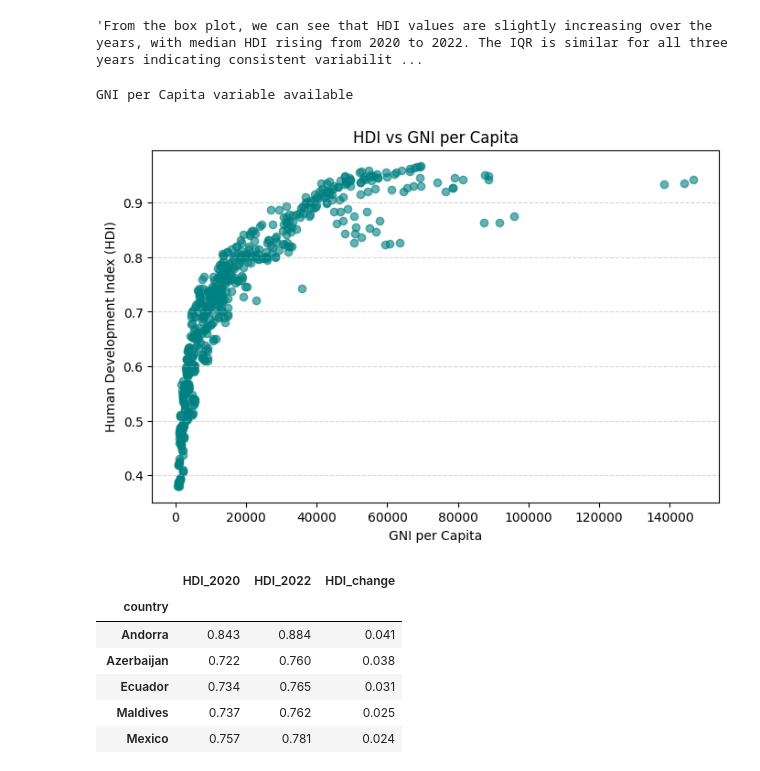
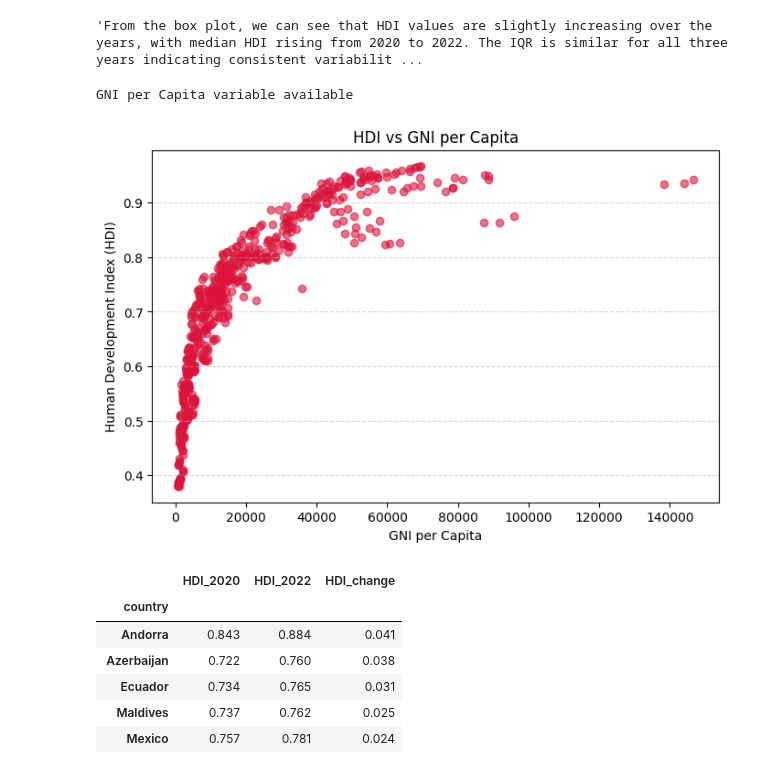
Before and after one commit to Rohit0562-hub/2513246_RohitJoshi, a Jupyter notebook: 2513246_RohitJoshi.ipynb, the cells around one changed output. Cells and saved outputs as stored; diff of their text form; code cells hidden in the pictures.

```diff
--- a/2513246_RohitJoshi.ipynb
+++ b/2513246_RohitJoshi.ipynb
@@ -464,27 +465,27 @@ plt.show()
 # %%
 #Scatter Plot: HDI vs. GNI per Capita
 if 'gross_inc_percap' in hdi_problem1B.columns:
   print("GNI per Capita variable available")
 else:
   print("GNI per Capita variable not available in the dataset.")
 
 scatter_df = hdi_problem1B.dropna(subset = ['hdi', 'gross_inc_percap'])
 scatter_df['gni_inc_percap'] = pd.to_numeric(scatter_df['gross_inc_percap'], errors='coerce')
 scatter_df['hdi'] = pd.to_numeric(scatter_df['hdi'], errors='coerce')
 scatter_df = scatter_df.dropna(subset = ['gross_inc_percap', 'hdi'])
 
 plt.figure(figsize=(8,5))
-plt.scatter(scatter_df['gross_inc_percap'], scatter_df['hdi'], alpha=0.6, color='teal')
+plt.scatter(scatter_df['gross_inc_percap'], scatter_df['hdi'], alpha=0.6, color='crimson')
 
 plt.xlabel('GNI per Capita')
 plt.ylabel('Human Development Index (HDI)')
 plt.title('HDI vs GNI per Capita')
 plt.grid(axis='y', linestyle='--', alpha=0.5)
 
 plt.show()
 # %% [output]
 GNI per Capita variable available
-[figure, old version]
+[figure, new version]
 # %%
 #The line chart shows that HDI values for the selected countries remain relatively stable over the three years. The chart highlights differences in development levels between countries, with higher HDI countries consistently above lower HDI countries.
 #The bar chart shows that Europe and Central Asia and North America have the highest average HDI across all three years, while Sub-Saharan Africa has the lowest average HDI.
```
Also changed, not shown: parts of 3 cells of this notebook.
